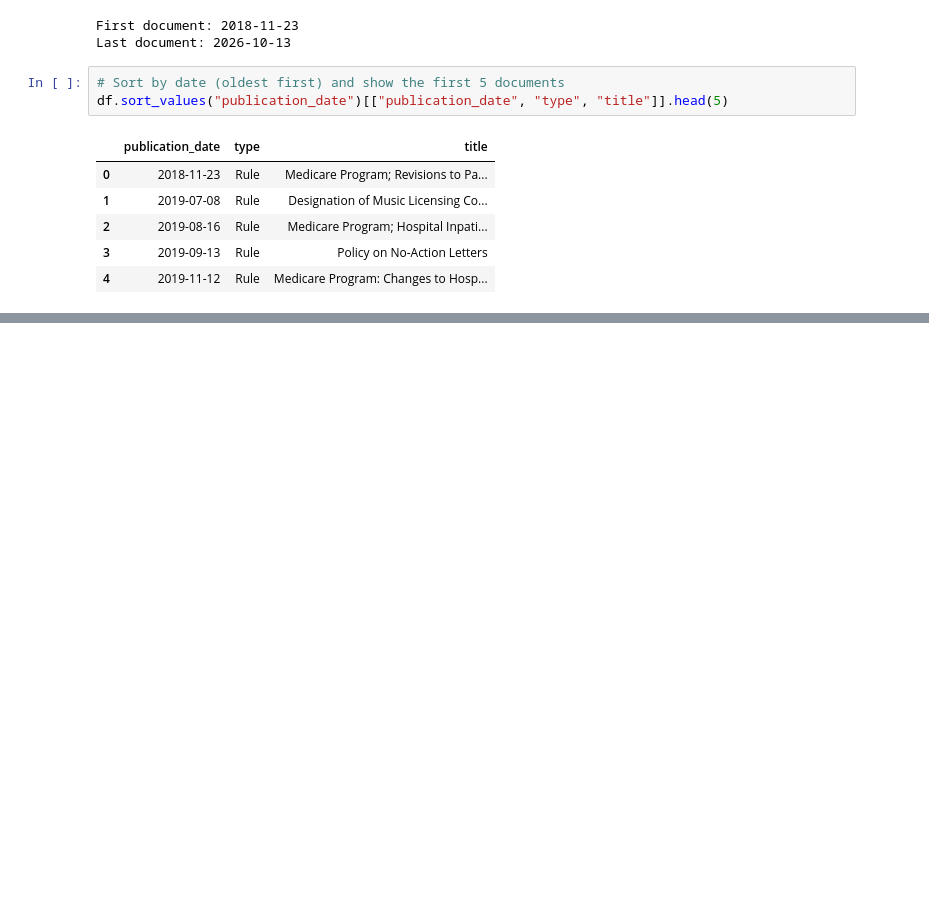
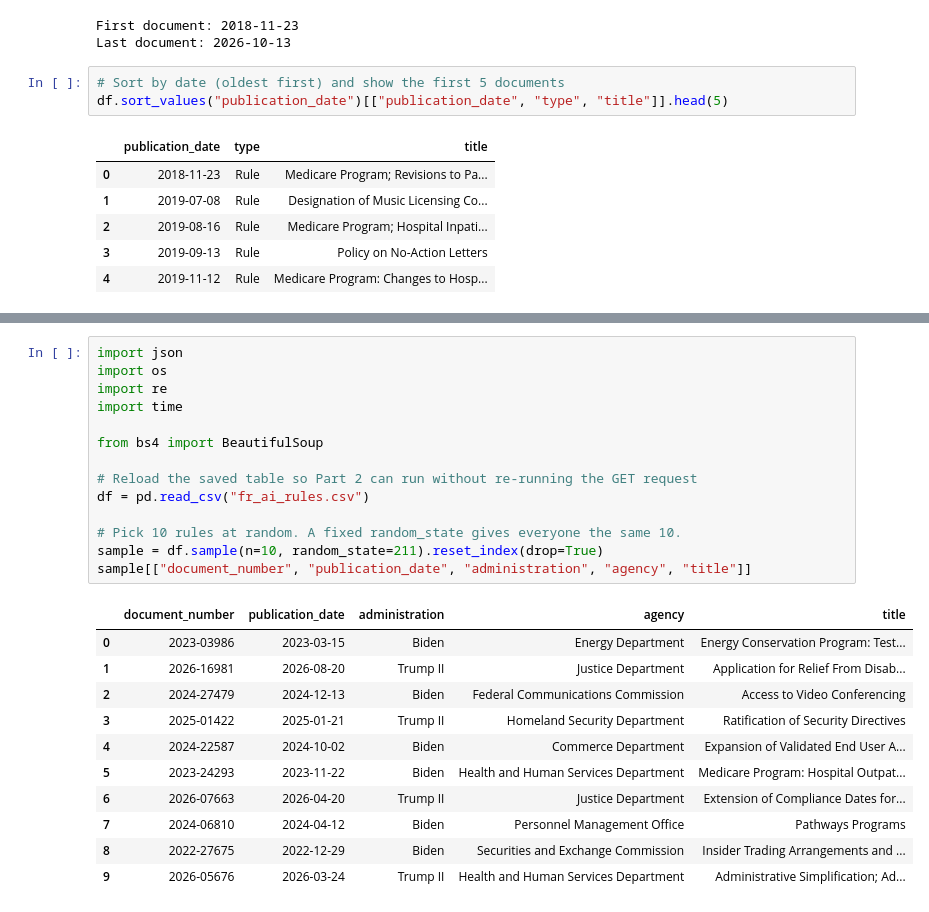
Before and after one commit to 4am1r/ComputingFinal_FederalRegister, a Jupyter notebook: scripts/01_getrequest.ipynb, the cells around one changed output, grey strips where cells are left out. Drawn from its saved outputs; the diff is of its cells as text; blank space fills up the shorter version.

```diff
--- a/scripts/01_getrequest.ipynb
+++ b/scripts/01_getrequest.ipynb
@@ -93,0 +116,26 @@ df.sort_values("publication_date")[["publication_date", "type", "title"]].head(5
+# %%
+import json
+import os
+import re
+import time
+
+from bs4 import BeautifulSoup
+
+# Reload the saved table so Part 2 can run without re-running the GET request
+df = pd.read_csv("fr_ai_rules.csv")
+
+# Pick 10 rules at random. A fixed random_state gives everyone the same 10.
+sample = df.sample(n=10, random_state=211).reset_index(drop=True)
+sample[["document_number", "publication_date", "administration", "agency", "title"]]
+# %% [output]
+|  | document_number | publication_date | administration | agency | title |
+| 0 | 2023-03986 | 2023-03-15 | Biden | Energy Department | Energy Conservation Program: Test... |
+| 1 | 2026-16981 | 2026-08-20 | Trump II | Justice Department | Application for Relief From Disab... |
+| 2 | 2024-27479 | 2024-12-13 | Biden | Federal Communications Commission | Access to Video Conferencing |
+| 3 | 2025-01422 | 2025-01-21 | Trump II | Homeland Security Department | Ratification of Security Directives |
+| 4 | 2024-22587 | 2024-10-02 | Biden | Commerce Department | Expansion of Validated End User A... |
+| 5 | 2023-24293 | 2023-11-22 | Biden | Health and Human Services Department | Medicare Program: Hospital Outpat... |
+| 6 | 2026-07663 | 2026-04-20 | Trump II | Justice Department | Extension of Compliance Dates for... |
+| 7 | 2024-06810 | 2024-04-12 | Biden | Personnel Management Office | Pathways Programs |
+| 8 | 2022-27675 | 2022-12-29 | Biden | Securities and Exchange Commission | Insider Trading Arrangements and ... |
+| 9 | 2026-05676 | 2026-03-24 | Trump II | Health and Human Services Department | Administrative Simplification; Ad... |
```
Also changed, not shown: parts of 13 cells of this notebook, 5 other files.
